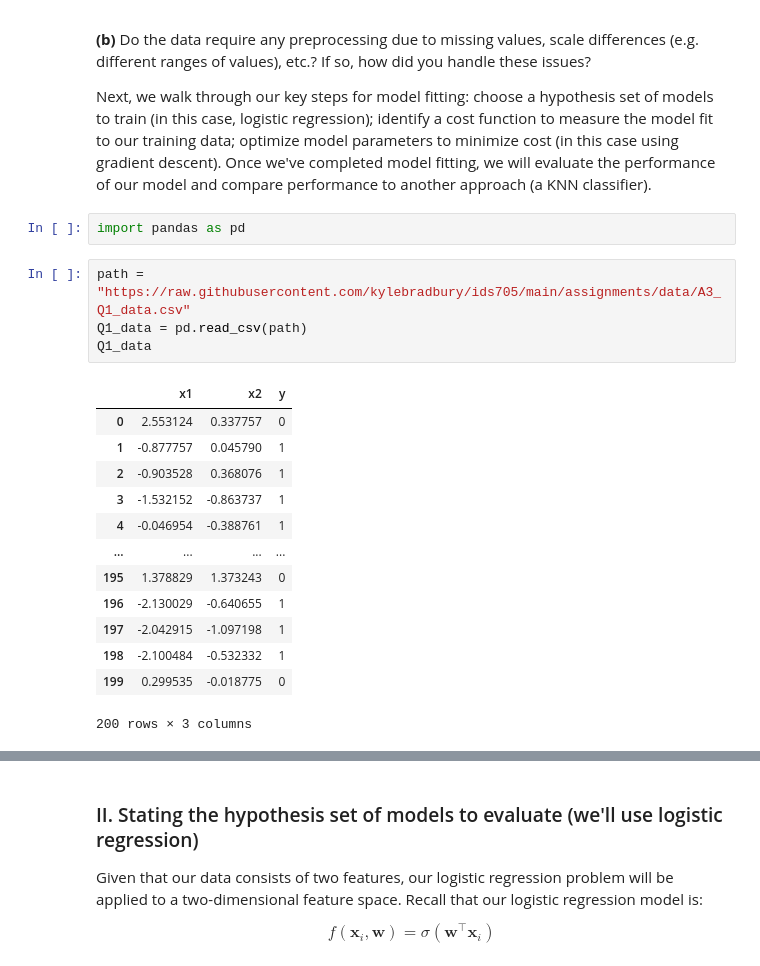
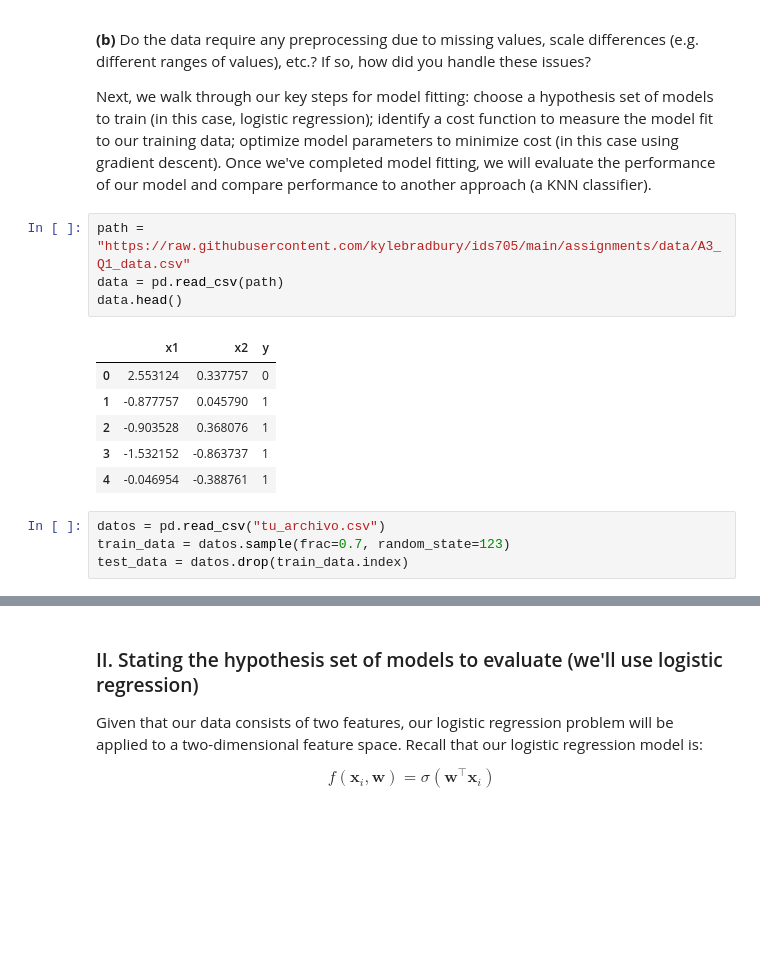
Before and after one commit to BarbaraPFloresRios/IDS705_PrinciplesOfMachineLearning, a Jupyter notebook: Assignment_3_SupervisedLearning_ModelTrainingAndEvaluation/Assignment_3.ipynb, the cells around one changed output, grey strips where cells are left out. Cells and saved outputs as stored; diff of their text form; blank space fills up the shorter version.

```diff
--- a/Assignment_3_SupervisedLearning_ModelTrainingAndEvaluation/Assignment_3.ipynb
+++ b/Assignment_3_SupervisedLearning_ModelTrainingAndEvaluation/Assignment_3.ipynb
@@ -39,23 +43,18 @@ You are given some data for which you are tasked with constructing a classifier.
 **(b)** Do the data require any preprocessing due to missing values, scale differences (e.g. different ranges of values), etc.? If so, how did you handle these issues?
 
 Next, we walk through our key steps for model fitting: choose a hypothesis set of models to train (in this case, logistic regression); identify a cost function to measure the model fit to our training data; optimize model parameters to minimize cost (in this case using gradient descent). Once we've completed model fitting, we will evaluate the performance of our model and compare performance to another approach (a KNN classifier).
-# %%
-import pandas as pd
 # %%
 path = "https://raw.githubusercontent.com/kylebradbury/ids705/main/assignments/data/A3_Q1_data.csv"
-Q1_data = pd.read_csv(path)
-Q1_data
+data = pd.read_csv(path)
+data.head()
 # %% [output]
 |  | x1 | x2 | y |
 | 0 | 2.553124 | 0.337757 | 0 |
 | 1 | -0.877757 | 0.045790 | 1 |
 | 2 | -0.903528 | 0.368076 | 1 |
 | 3 | -1.532152 | -0.863737 | 1 |
 | 4 | -0.046954 | -0.388761 | 1 |
-| ... | ... | ... | ... |
-| 195 | 1.378829 | 1.373243 | 0 |
-| 196 | -2.130029 | -0.640655 | 1 |
-| 197 | -2.042915 | -1.097198 | 1 |
-| 198 | -2.100484 | -0.532332 | 1 |
-| 199 | 0.299535 | -0.018775 | 0 |
-200 rows × 3 columns
+# %%
+datos = pd.read_csv("tu_archivo.csv")
+train_data = datos.sample(frac=0.7, random_state=123)
+test_data = datos.drop(train_data.index)
```
Also changed, not shown: parts of 2 cells of this notebook.
